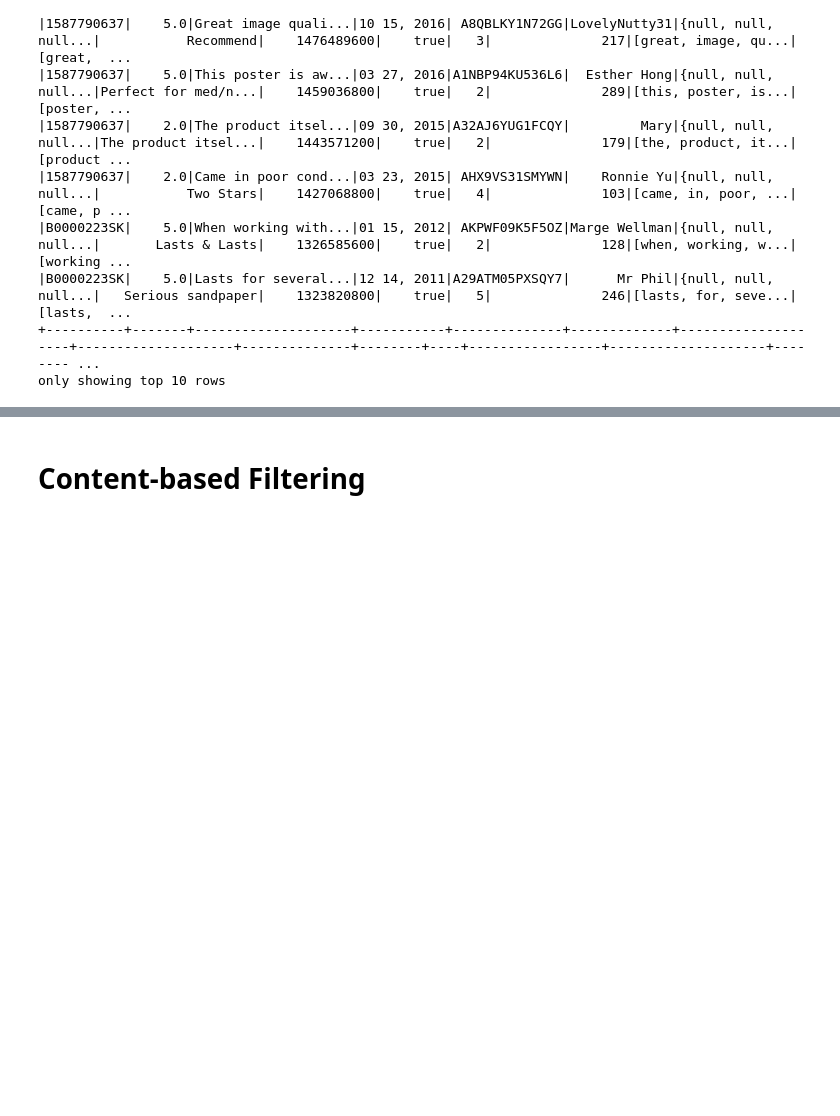
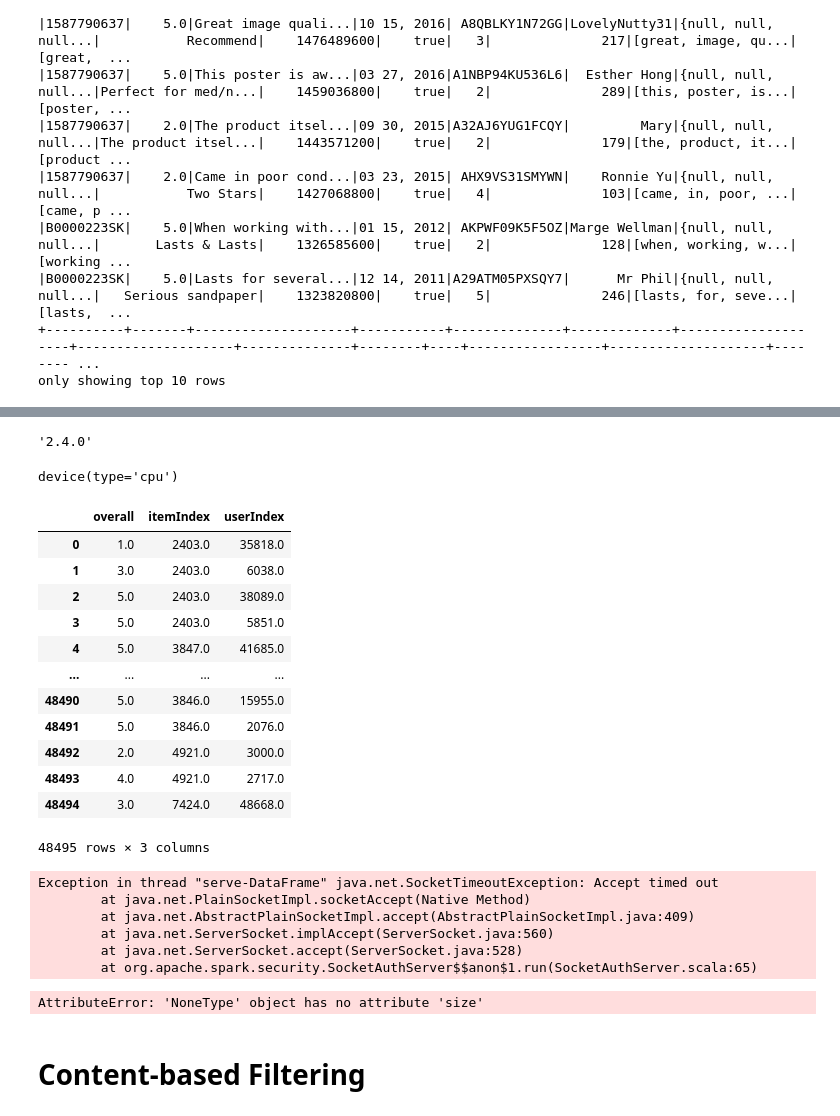
Before and after one commit to wan19990901/DC_project, a Jupyter notebook: Final_Project.ipynb, the cells around one changed output, grey strips where cells are left out. Drawn from its saved outputs; the diff is of its cells as text; code cells hidden in the pictures; blank space fills up the shorter version.

```diff
--- a/Final_Project.ipynb
+++ b/Final_Project.ipynb
@@ -270,5 +313,5 @@ generate_word_cloud(summary_str, "Word Cloud for Summary")
 # %%
-
+## Data Splitting
 from pyspark.ml.feature import StringIndexer
 
 # Indexing is required to convert string identifiers to numeric indices for the ALS algorithm
@@ -277,6 +320,6 @@ df = indexer_user.fit(df).transform(df)
 
 indexer_item = StringIndexer(inputCol="asin", outputCol="itemIndex")
 df = indexer_item.fit(df).transform(df)
-
-(train, test) = df.randomSplit([0.8, 0.2])
+# Add seed 1
+(train, test) = df.randomSplit([0.8, 0.2],1)
 # %% [markdown]
@@ -345,0 +397,29 @@ ModuleNotFoundError: No module named 'graphframes'
+# %%
+# Standard library imports
+import random
+import time
+
+# Third-party imports
+import networkx as nx
+pd.set_option('display.max_colwidth', None)
+
+import torch
+import torch.nn as nn
+import torch.nn.functional as F
+import torch.optim as optim
+# from torch.utils.data import Dataset, DataLoader
+import torch_geometric
+from torch_geometric.nn.conv import MessagePassing
+from torch_geometric.utils import degree
+
+from tqdm.notebook import tqdm
+from sklearn import preprocessing as pp
+from sklearn.model_selection import train_test_split
+import scipy.sparse as sp
+# %%
+columns = ["overall","itemIndex","userIndex"]
+train = train.select(columns)
+test = test.select(columns)
+# %%
+train_df = train.toPandas()
+test_df = test.toPandas()
@@ -345,0 +429,31 @@ ModuleNotFoundError: No module named 'graphframes'
+# %%
+torch_geometric.__version__
+# %% [output]
+'2.4.0'
+# %%
+device = torch.device("cuda:0" if torch.cuda.is_available() else "cpu")
+device
+# %% [output]
+device(type='cpu')
+# %%
+train_df
+# %% [output]
+|  | overall | itemIndex | userIndex |
+| 0 | 1.0 | 2403.0 | 35818.0 |
+| 1 | 3.0 | 2403.0 | 6038.0 |
+| 2 | 5.0 | 2403.0 | 38089.0 |
+| 3 | 5.0 | 2403.0 | 5851.0 |
+| 4 | 5.0 | 3847.0 | 41685.0 |
+| ... | ... | ... | ... |
+| 48490 | 5.0 | 3846.0 | 15955.0 |
+| 48491 | 5.0 | 3846.0 | 2076.0 |
+| 48492 | 2.0 | 4921.0 | 3000.0 |
+| 48493 | 4.0 | 4921.0 | 2717.0 |
+| 48494 | 3.0 | 7424.0 | 48668.0 |
+48495 rows × 3 columns
+Exception in thread "serve-DataFrame" java.net.SocketTimeoutException: Accept timed out
+        at java.net.PlainSocketImpl.socketAccept(Native Method)
+        at java.net.AbstractPlainSocketImpl.accept(AbstractPlainSocketImpl.java:409)
+        at java.net.ServerSocket.implAccept(ServerSocket.java:560)
+        at java.net.ServerSocket.accept(ServerSocket.java:528)
+        at org.apache.spark.security.SocketAuthServer$$anon$1.run(SocketAuthServer.scala:65)
@@ -346,3 +494,17 @@ ModuleNotFoundError: No module named 'graphframes'
+# %%
+optimizer = torch.optim.Adam(model.parameters(), lr=0.01)
+criterion = torch.nn.MSELoss()
+
+for epoch in range(100):  # Number of epochs
+    model.train()
+    optimizer.zero_grad()
+    out = model(train_data.x, train_data.edge_index)
+    loss = criterion(out[train_data.edge_index[0]], train_data.edge_attr)
+    loss.backward()
+    optimizer.step()
+    print(f'Epoch {epoch}, Loss: {loss.item()}')
+# %% [output]
+AttributeError: 'NoneType' object has no attribute 'size'
 # %% [markdown]
 # Content-based Filtering
 # %%
```
Also changed, not shown: parts of 40 cells of this notebook.
